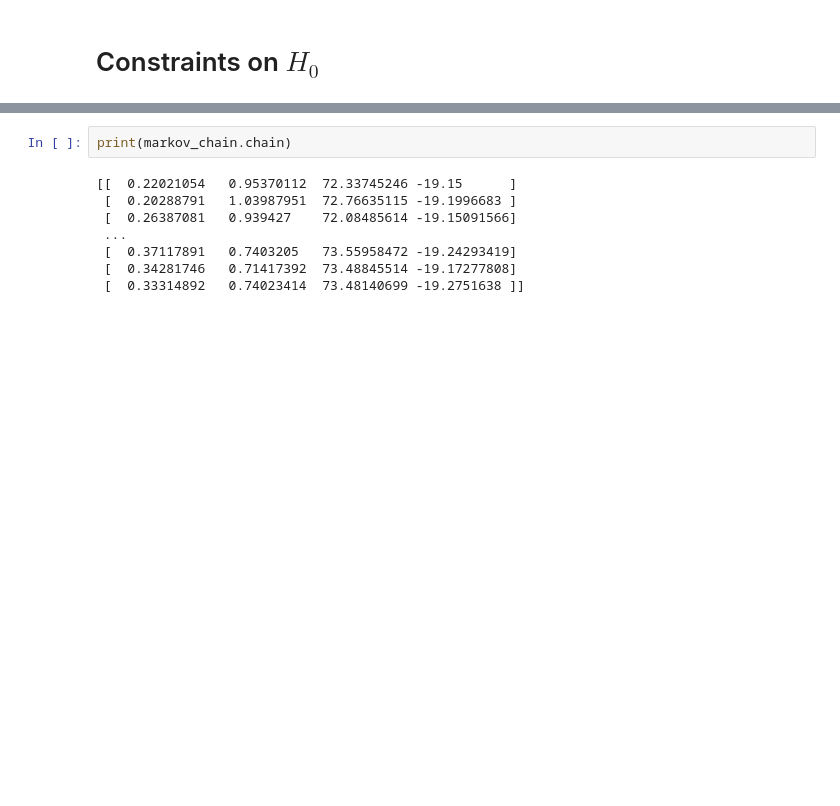
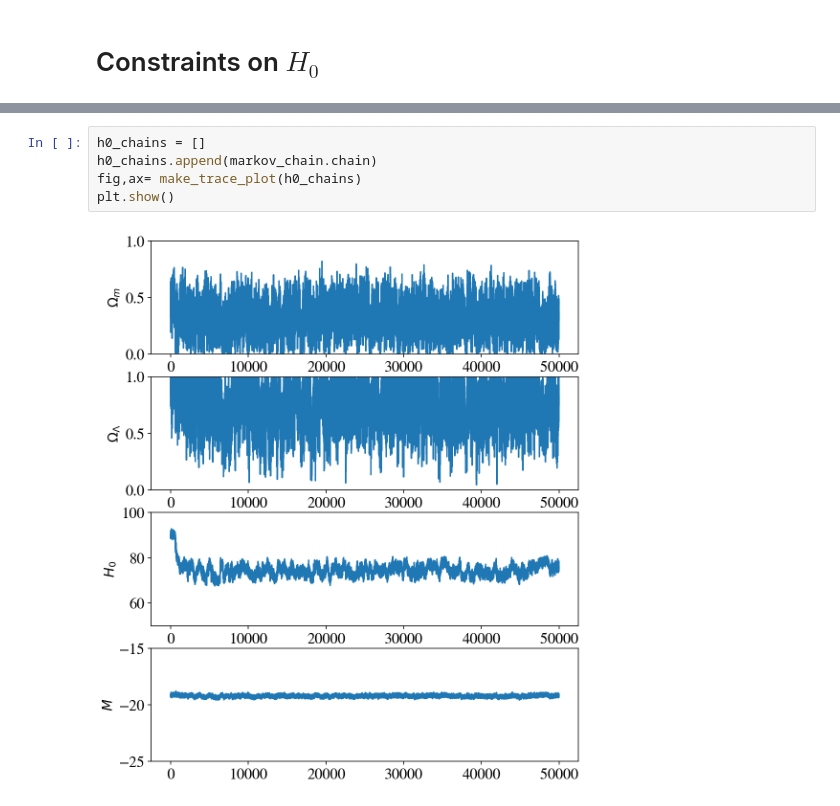
Before and after one commit to r-hensley/250_project_group_2, a Jupyter notebook: notebooks/plotting.ipynb, the cells around one changed output, grey strips where cells are left out. Cells and saved outputs as stored; diff of their text form; blank space fills up the shorter version.

```diff
--- a/notebooks/plotting.ipynb
+++ b/notebooks/plotting.ipynb
@@ -194,13 +196,10 @@ markov_chain.make_chain(50000)
-# %%
-print(markov_chain.chain)
-# %% [output]
-[[  0.22021054   0.95370112  72.33745246 -19.15      ]
- [  0.20288791   1.03987951  72.76635115 -19.1996683 ]
- [  0.26387081   0.939427    72.08485614 -19.15091566]
- ...
- [  0.37117891   0.7403205   73.55958472 -19.24293419]
- [  0.34281746   0.71417392  73.48845514 -19.17277808]
- [  0.33314892   0.74023414  73.48140699 -19.2751638 ]]
+# %%
+h0_chains = []
+h0_chains.append(markov_chain.chain)
+fig,ax= make_trace_plot(h0_chains)
+plt.show()
+# %% [output]
+[figure, added]
 # %%
 burn_in = 1000
 p_names = ['Om', 'Ol', "H0", "M"]
```
Also changed, not shown: parts of 7 cells of this notebook.
